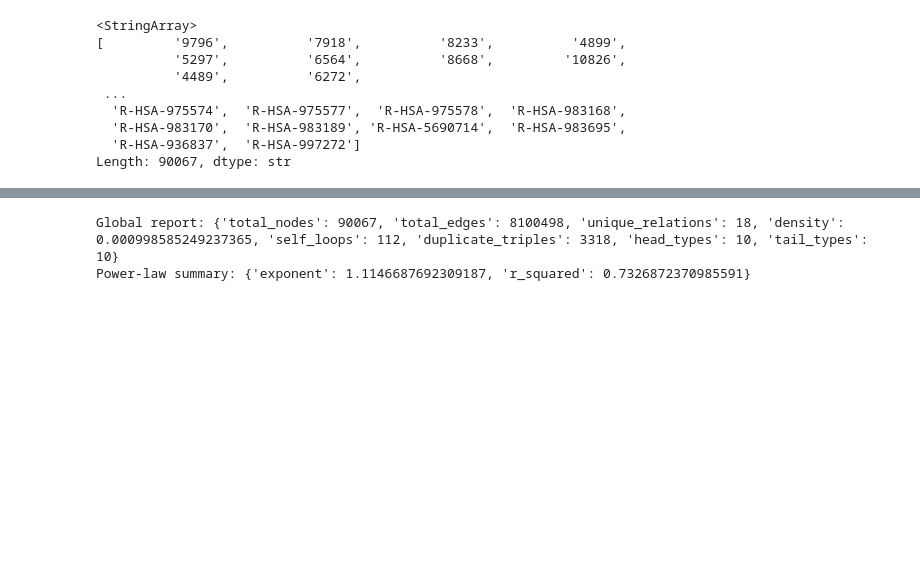
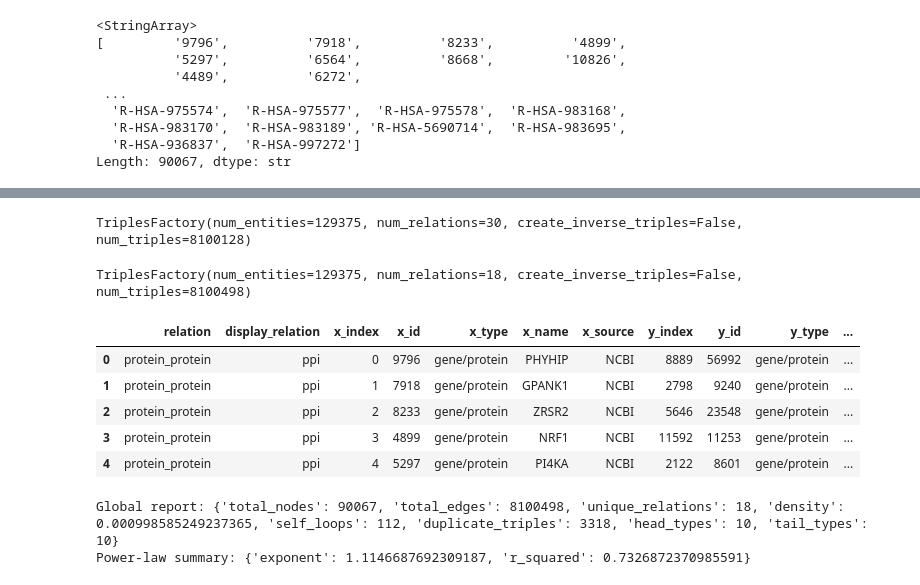
Before and after one commit to wittmajerd/Disease-Gene-Prioritization-Project, a Jupyter notebook: KG_analysis.ipynb, the cells around one changed output, grey strips where cells are left out. Cells and saved outputs as stored; diff of their text form; code cells hidden in the pictures; blank space fills up the shorter version.

```diff
--- a/KG_analysis.ipynb
+++ b/KG_analysis.ipynb
@@ -66,3 +225,21 @@ from kg_analytics import (
+# %%
+tf
+# %% [output]
+TriplesFactory(num_entities=129375, num_relations=30, create_inverse_triples=False, num_triples=8100128)
+# %%
+tf
+# miért van csak 18 relation 30 helyett? mert nincs minden relationhöz disply rel!
+# %% [output]
+TriplesFactory(num_entities=129375, num_relations=18, create_inverse_triples=False, num_triples=8100498)
+# %%
+prime_kg.head()
+# %% [output]
+|  | relation | display_relation | x_index | x_id | x_type | x_name | x_source | y_index | y_id | y_type | ... |
+| 0 | protein_protein | ppi | 0 | 9796 | gene/protein | PHYHIP | NCBI | 8889 | 56992 | gene/protein | ... |
+| 1 | protein_protein | ppi | 1 | 7918 | gene/protein | GPANK1 | NCBI | 2798 | 9240 | gene/protein | ... |
+| 2 | protein_protein | ppi | 2 | 8233 | gene/protein | ZRSR2 | NCBI | 5646 | 23548 | gene/protein | ... |
+| 3 | protein_protein | ppi | 3 | 4899 | gene/protein | NRF1 | NCBI | 11592 | 11253 | gene/protein | ... |
+| 4 | protein_protein | ppi | 4 | 5297 | gene/protein | PI4KA | NCBI | 2122 | 8601 | gene/protein | ... |
 # %%
 # Standalone KG analytics workflow (dataset builder untouched)
 kg_df = pd.read_csv('primekg/kg.csv', low_memory=False)
```
Also changed, not shown: parts of 8 cells of this notebook, 1 other file.
